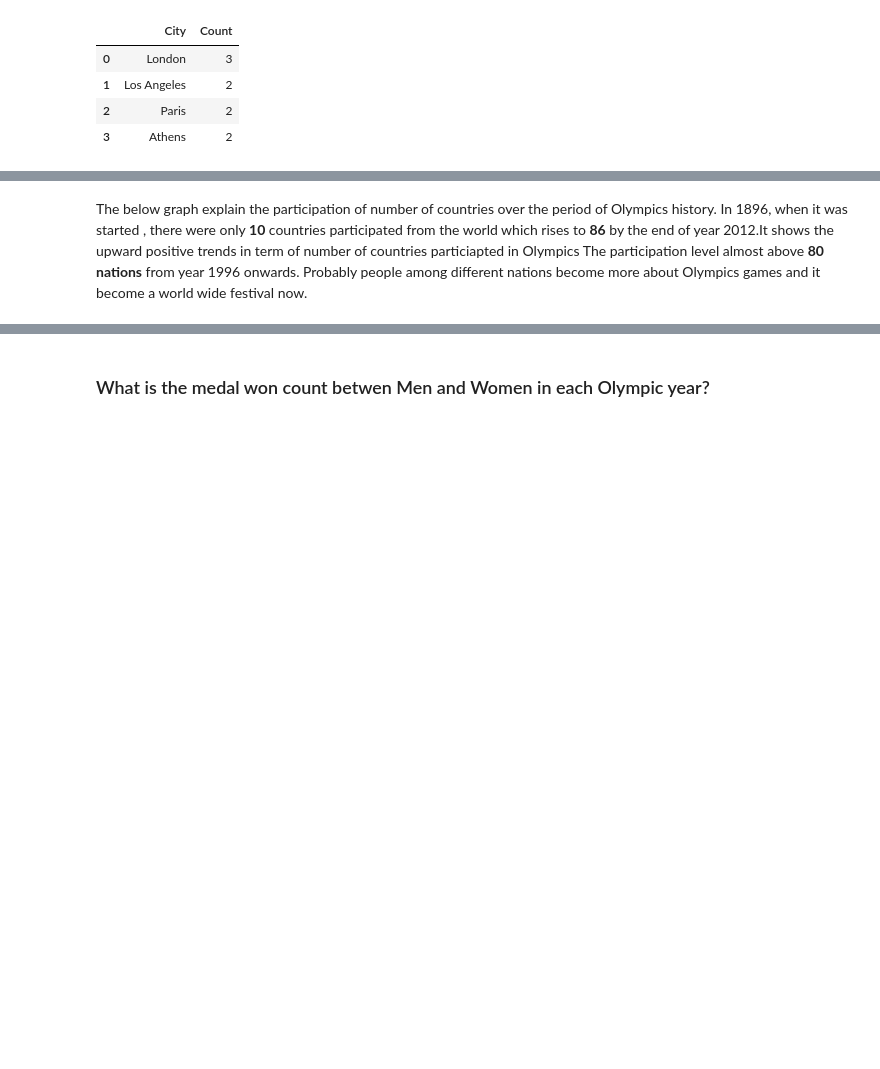
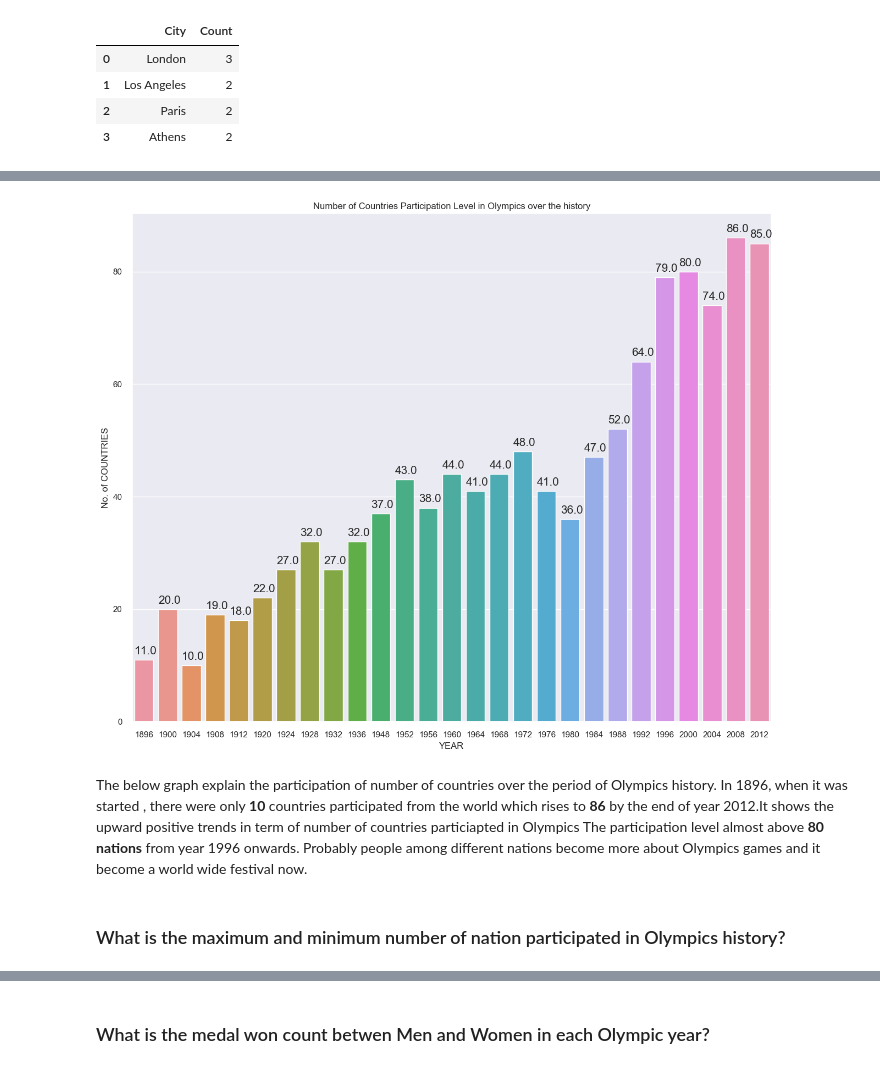
Before and after one commit to harjeet31/Summer-Olympics-EDA, a Jupyter notebook: Olympic_Project_Term1&2.ipynb, the cells around one changed output, grey strips where cells are left out. Cells and saved outputs as stored; diff of their text form; code cells hidden in the pictures; blank space fills up the shorter version.

```diff
--- a/Olympic_Project_Term1&2.ipynb
+++ b/Olympic_Project_Term1&2.ipynb
@@ -266,3 +354,17 @@ Olympics_df.groupby('Year').nunique()[['Country']]
+# %%
+groupYearCountry = Olympics_df.groupby('Year').nunique()[['Country']].reset_index()
+sns.set(rc={'figure.figsize':(15,12)})
+ax = sns.barplot(x='Year',y='Country',data=groupYearCountry)
+plt.xlabel("YEAR")
+plt.ylabel("No. of COUNTRIES")
+plt.title("Number of Countries Participation Level in Olympics over the history")
+plt.savefig("CountryParticipated.png",dpi=fig.dpi)
+
+#Displaying values on bar
+for p in ax.patches:
+    ax.annotate(format(p.get_height()),(p.get_x(),p.get_height()+1),fontsize=15)
+# %% [output]
+[figure, added]
 # %% [markdown]
 The below graph explain the participation of number of countries over the period of Olympics history. In 1896, when it was </br>
 started , there were only __10__ countries participated from the world which rises to __86__ by the end of year 2012.It shows the upward positive trends in term of number of countries particiapted in Olympics</br>
@@ -283 +373,4 @@ sns.barplot
+# %% [markdown]
+# <a id=section4022></a>
+### What is the maximum and minimum number of nation participated in Olympics history?
 # %%
```
Also changed, not shown: parts of 84 cells of this notebook.
